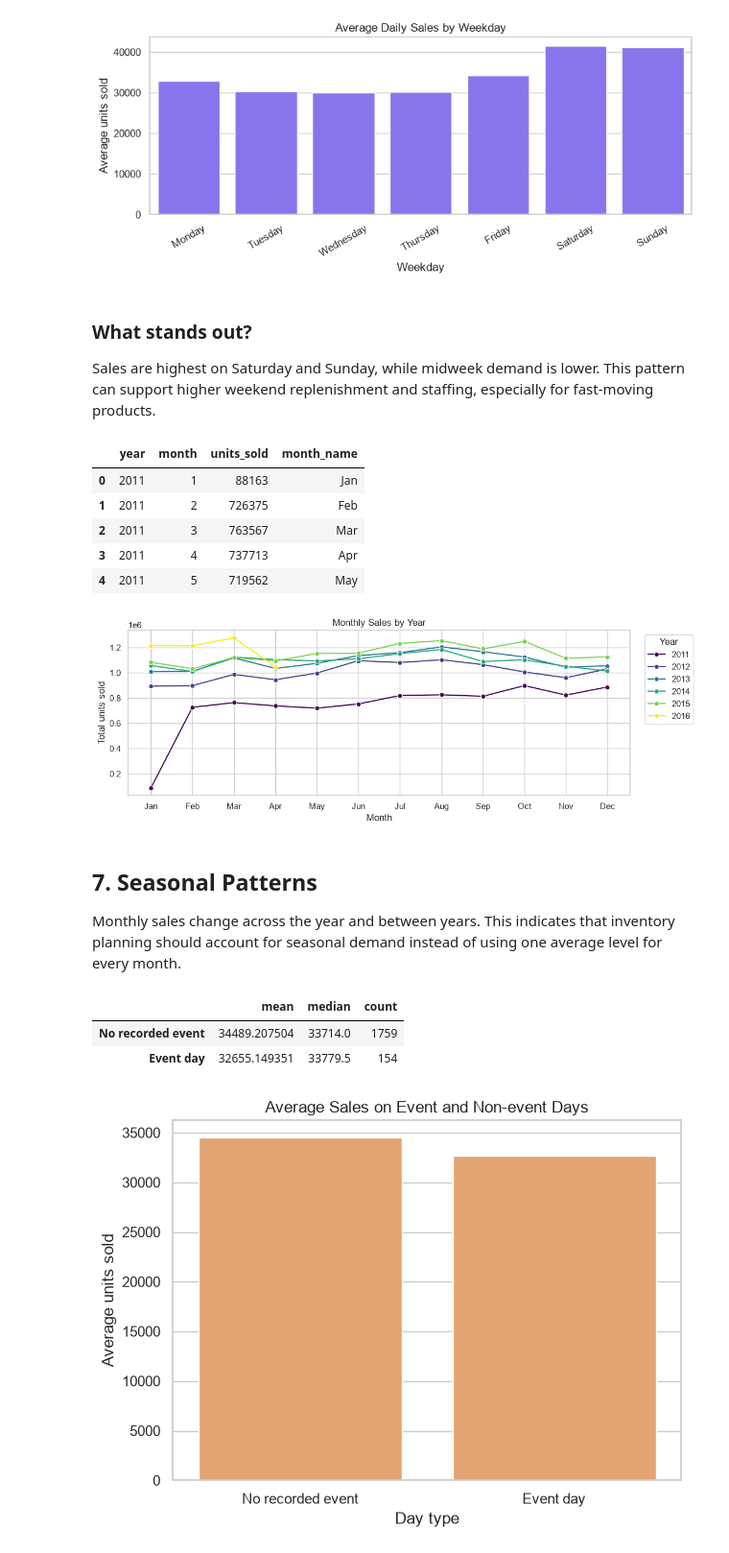
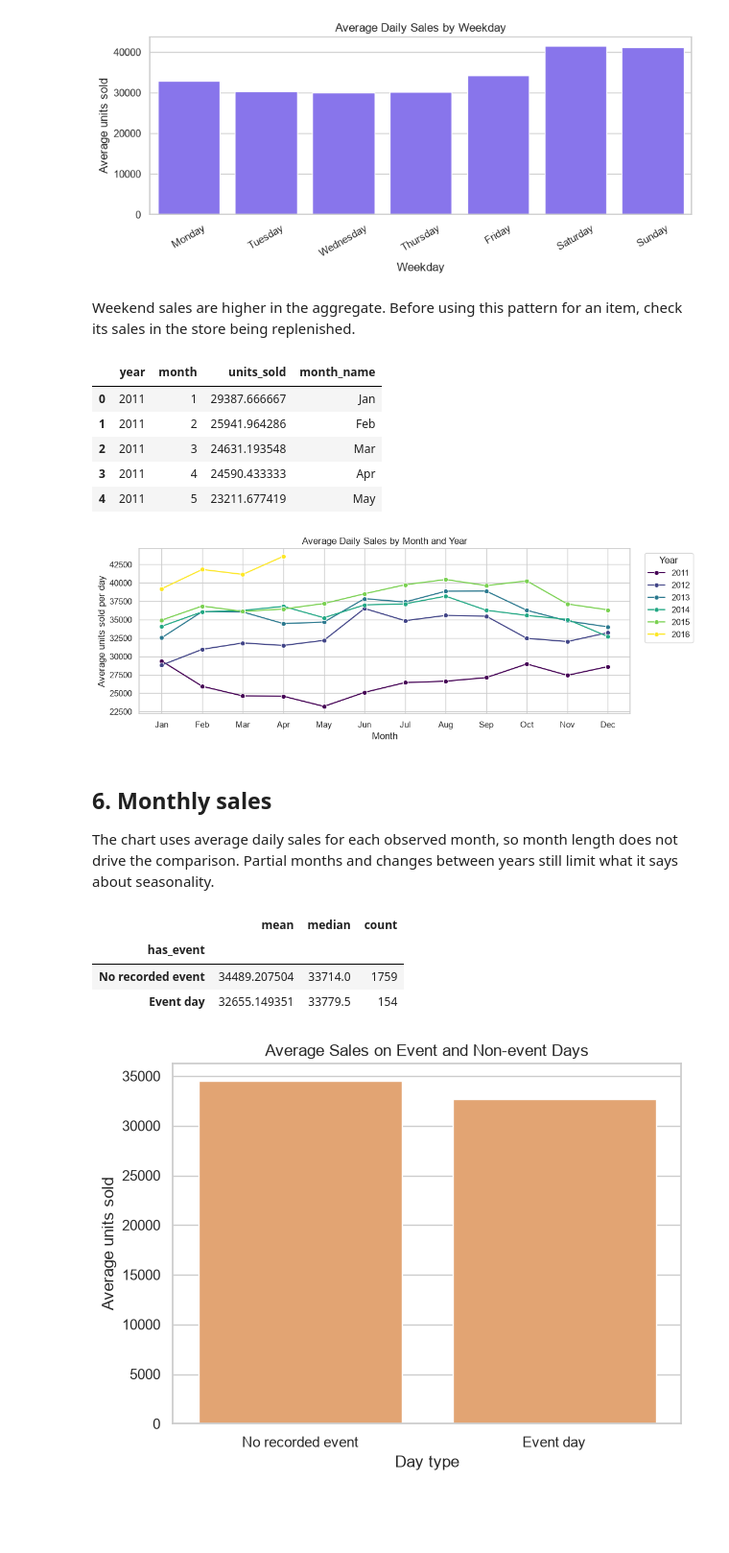
Before and after one commit to kat-vibes/retail-demand-forecasting, a Jupyter notebook: 01_data_overview.ipynb, the cells around one changed output. Shown at 96% size. Drawn from its saved outputs; the diff is of its cells as text; code cells hidden in the pictures; blank space fills up the shorter version.

```diff
--- a/01_data_overview.ipynb
+++ b/01_data_overview.ipynb
@@ -13,7 +14,7 @@ sns.set_theme(style="whitegrid")
 # %% [markdown]
 ## 2. Loading the Dataset
 # %%
-calendar_path = "/Users/kat/Documents/retail-demand-forecasting/data/raw/calendar.csv"
+calendar_path = "data/raw/calendar.csv"
 
 calendar = pd.read_csv(calendar_path)
 
@@ -82,5 +84,5 @@ Each row represents one product sold in one store. Daily sales are stored in sep
 # %%
-sales_path = "/Users/kat/Documents/retail-demand-forecasting/data/raw/sales_train_validation.csv"
+sales_path = "data/raw/sales_train_validation.csv"
 
 sales_sample = pd.read_csv(sales_path, nrows=5)
 
@@ -282,46 +262,45 @@ plt.show()
 # %% [output]
 [figure]
 # %% [markdown]
-### What stands out?
-
-Sales are highest on Saturday and Sunday, while midweek demand is lower. This pattern can support higher weekend replenishment and staffing, especially for fast-moving products.
+Weekend sales are higher in the aggregate. Before using this pattern for an item, check its sales in the store being replenished.
 # %%
 
-monthly_sales = daily_sales.groupby(['year', 'month'], as_index=False)['units_sold'].sum()
+monthly_sales = daily_sales.groupby(['year', 'month'], as_index=False)['units_sold'].mean()
 monthly_sales['month_name'] = pd.to_datetime(monthly_sales['month'], format='%m').dt.strftime('%b')
 monthly_sales.head()
 # %% [output]
 |  | year | month | units_sold | month_name |
-| 0 | 2011 | 1 | 88163 | Jan |
-| 1 | 2011 | 2 | 726375 | Feb |
-| 2 | 2011 | 3 | 763567 | Mar |
-| 3 | 2011 | 4 | 737713 | Apr |
-| 4 | 2011 | 5 | 719562 | May |
+| 0 | 2011 | 1 | 29387.666667 | Jan |
+| 1 | 2011 | 2 | 25941.964286 | Feb |
+| 2 | 2011 | 3 | 24631.193548 | Mar |
+| 3 | 2011 | 4 | 24590.433333 | Apr |
+| 4 | 2011 | 5 | 23211.677419 | May |
 # %%
 
 plt.figure(figsize=(11, 4))
 sns.lineplot(data=monthly_sales, x='month_name', y='units_sold', hue='year', marker='o', palette='viridis')
-plt.title('Monthly Sales by Year')
+plt.title('Average Daily Sales by Month and Year')
 plt.xlabel('Month')
-plt.ylabel('Total units sold')
+plt.ylabel('Average units sold per day')
 plt.legend(title='Year', bbox_to_anchor=(1.02, 1), loc='upper left')
 plt.tight_layout()
 plt.show()
 # %% [output]
-[figure, old version]
+[figure, new version]
 # %% [markdown]
-## 7. Seasonal Patterns
+## 6. Monthly sales
 
-Monthly sales change across the year and between years. This indicates that inventory planning should account for seasonal demand instead of using one average level for every month.
+The chart uses average daily sales for each observed month, so month length does not drive the comparison. Partial months and changes between years still limit what it says about seasonality.
 # %%
 
 daily_sales_events = daily_sales.merge(calendar[['d', 'event_name_1', 'event_name_2']], on='d', how='left')
 daily_sales_events['has_event'] = daily_sales_events['event_name_1'].notna() | daily_sales_events['event_name_2'].notna()
 event_comparison = daily_sales_events.groupby('has_event')['units_sold'].agg(['mean', 'median', 'count'])
-event_comparison.index = ['No recorded event', 'Event day']
+event_comparison = event_comparison.rename(index={False: 'No recorded event', True: 'Event day'})
 event_comparison
 # %% [output]
 |  | mean | median | count |
+| has_event |  |  |  |
 | No recorded event | 34489.207504 | 33714.0 | 1759 |
 | Event day | 32655.149351 | 33779.5 | 154 |
 # %%
```
Also changed, not shown: parts of 18 cells of this notebook, 5 other files.
